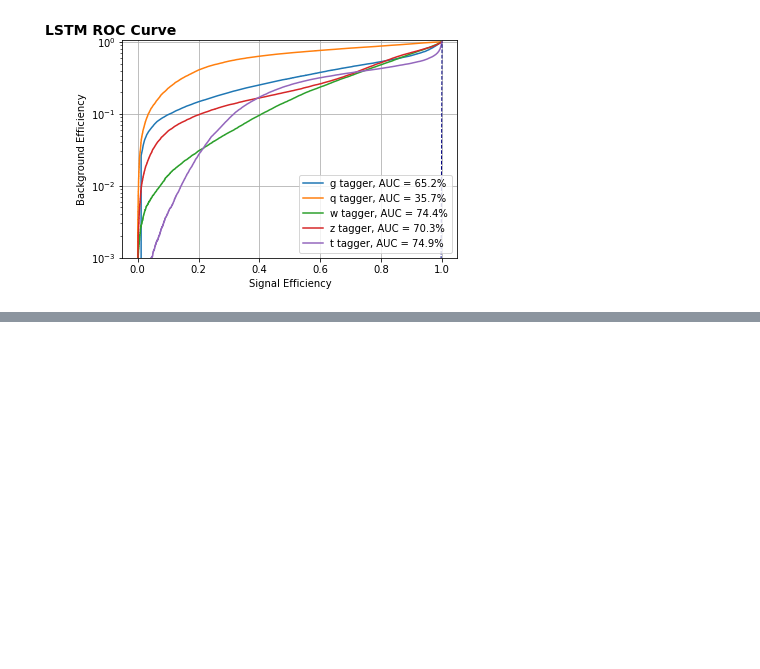
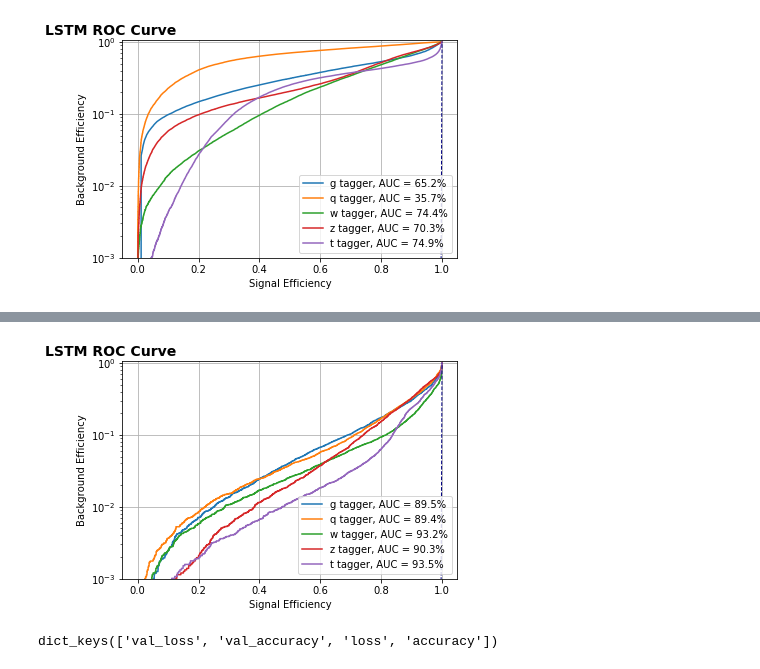
Before and after one commit to Chkoda/Deep-Learning-Model-Evaluation, a Jupyter notebook: LSTM/LSTM Model Evaluation.ipynb, the cells around one changed output, grey strips where cells are left out. Saved outputs shown, nothing was run; the diff lists cells and outputs as text; code cells hidden in the pictures; blank space fills up the shorter version.

Commit message:
LSTM Training
Completed training for LSTM and plotting of learning curves. Hyperparameter tuning to come.

```diff
--- a/LSTM/LSTM Model Evaluation.ipynb
+++ b/LSTM/LSTM Model Evaluation.ipynb
@@ -214,0 +218,2 @@ y_pred = makeRoc(X_test, labels, y_test, model, os.curdir)
+# %%
+X_train_val, X_test, y_train_val, y_test, labels  = get_features(options, yamlConfig, test_size=0.2)
@@ -214,0 +237,7 @@ y_pred = makeRoc(X_test, labels, y_test, model, os.curdir)
+# %%
+adam = Adam(lr=yamlConfig['L1Reg'])
+# %%
+model.compile(optimizer=adam, loss=[yamlConfig['KerasLoss']], metrics=['accuracy'])
+# %%
+history = model.fit(X_train_val, y_train_val, batch_size = 1024, epochs = 100,
+                      validation_split = 0.25, shuffle = True)
@@ -214,0 +262,8 @@ y_pred = makeRoc(X_test, labels, y_test, model, os.curdir)
+# %%
+y_pred = makeRoc(X_test, labels, y_test, model, os.curdir, '_trained')
+# %% [output]
+[figure, added]
+# %%
+history.history.keys()
+# %% [output]
+dict_keys(['val_loss', 'val_accuracy', 'loss', 'accuracy'])
```
Also changed, not shown: parts of 10 cells of this notebook, 47 other files.
